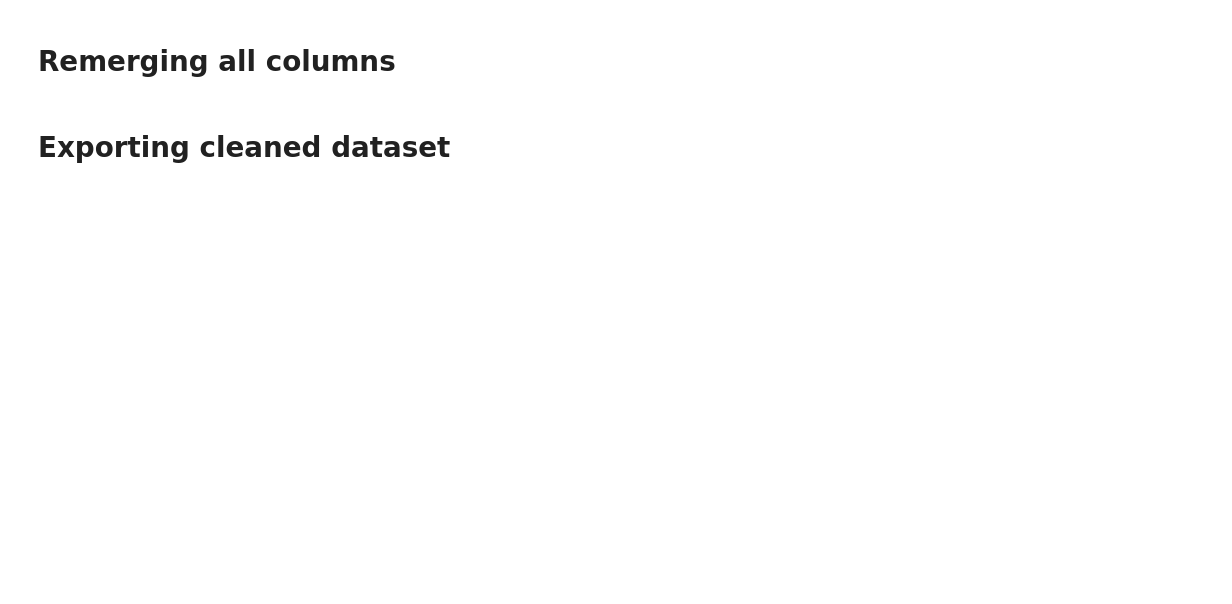
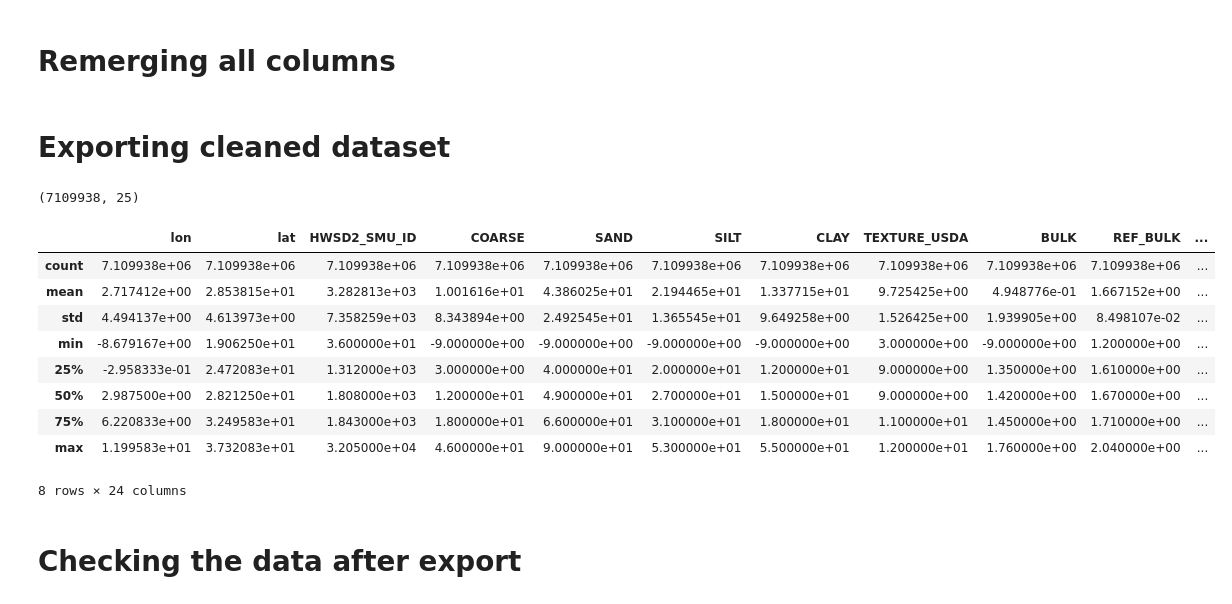
Before and after one commit to MohamedRamzi9/Data-Mining-Project, a Jupyter notebook: data_processing/soil.ipynb, the cells around one changed output. Cells and saved outputs as stored; diff of their text form; code cells hidden in the pictures; blank space fills up the shorter version.

```diff
--- a/data_processing/soil.ipynb
+++ b/data_processing/soil.ipynb
@@ -329,21 +306,37 @@ all_cols.update(new_numeric_cols)
 # %%
 
 # =========================
 # ======= EXPORTING =======
 # =========================
 
-# layers_full = layers.merge(smu_ids, on="HWSD2_SMU_ID", how="left")
-# print("Merging complete.")
+# layers.update(all_cols)
+# dataset = smu_ids.merge(layers, on="HWSD2_SMU_ID", how="inner")
+# dataset = dataset.drop(columns=["HWSD2_SMU_ID"])
+# # print("Merging complete.")
 
+# dataset.to_csv(r"../local_dataset/dataset/soil_full.csv", index=False)
+# # print("CSV export complete.")
 
+# xarray_dataset_full = xarray.Dataset.from_dataframe(dataset)
+# xarray_dataset_full.to_netcdf(r"../local_dataset/dataset/soil_full.nc")
+# # print("NetCDF export complete.")
 
-# layers_full.to_csv(r"dataset/soil_full.csv", index=False)
-# print("CSV export complete.")
+nc_layers_full = xarray.open_dataset(r"../local_dataset/dataset/soil_full.nc")
+dataset = nc_layers_full.to_dataframe().reset_index(drop=True)
 
-# xarray_layers_full = xarray.Dataset.from_dataframe(layers_full)
-# xarray_layers_full.to_netcdf(r"dataset/soil_full.nc")
-# print("NetCDF export complete.")
-
-# nc_layers_full = xarray.open_dataset("dataset/soil/HWSD2_Full.nc")
-# layers_full = nc_layers_full.to_dataframe().reset_index(drop=True)
-# print(layers_full.head())
+print(dataset.shape)
+# dataset.describe()
+# %% [output]
+(7109938, 25)
+|  | lon | lat | HWSD2_SMU_ID | COARSE | SAND | SILT | CLAY | TEXTURE_USDA | BULK | REF_BULK | ... |
+| count | 7.109938e+06 | 7.109938e+06 | 7.109938e+06 | 7.109938e+06 | 7.109938e+06 | 7.109938e+06 | 7.109938e+06 | 7.109938e+06 | 7.109938e+06 | 7.109938e+06 | ... |
+| mean | 2.717412e+00 | 2.853815e+01 | 3.282813e+03 | 1.001616e+01 | 4.386025e+01 | 2.194465e+01 | 1.337715e+01 | 9.725425e+00 | 4.948776e-01 | 1.667152e+00 | ... |
+| std | 4.494137e+00 | 4.613973e+00 | 7.358259e+03 | 8.343894e+00 | 2.492545e+01 | 1.365545e+01 | 9.649258e+00 | 1.526425e+00 | 1.939905e+00 | 8.498107e-02 | ... |
+| min | -8.679167e+00 | 1.906250e+01 | 3.600000e+01 | -9.000000e+00 | -9.000000e+00 | -9.000000e+00 | -9.000000e+00 | 3.000000e+00 | -9.000000e+00 | 1.200000e+00 | ... |
+| 25% | -2.958333e-01 | 2.472083e+01 | 1.312000e+03 | 3.000000e+00 | 4.000000e+01 | 2.000000e+01 | 1.200000e+01 | 9.000000e+00 | 1.350000e+00 | 1.610000e+00 | ... |
+| 50% | 2.987500e+00 | 2.821250e+01 | 1.808000e+03 | 1.200000e+01 | 4.900000e+01 | 2.700000e+01 | 1.500000e+01 | 9.000000e+00 | 1.420000e+00 | 1.670000e+00 | ... |
+| 75% | 6.220833e+00 | 3.249583e+01 | 1.843000e+03 | 1.800000e+01 | 6.600000e+01 | 3.100000e+01 | 1.800000e+01 | 1.100000e+01 | 1.450000e+00 | 1.710000e+00 | ... |
+| max | 1.199583e+01 | 3.732083e+01 | 3.205000e+04 | 4.600000e+01 | 9.000000e+01 | 5.300000e+01 | 5.500000e+01 | 1.200000e+01 | 1.760000e+00 | 2.040000e+00 | ... |
+8 rows × 24 columns
+# %% [markdown]
+# Checking the data after export
```
Also changed, not shown: parts of 9 cells of this notebook, 4 other files.
